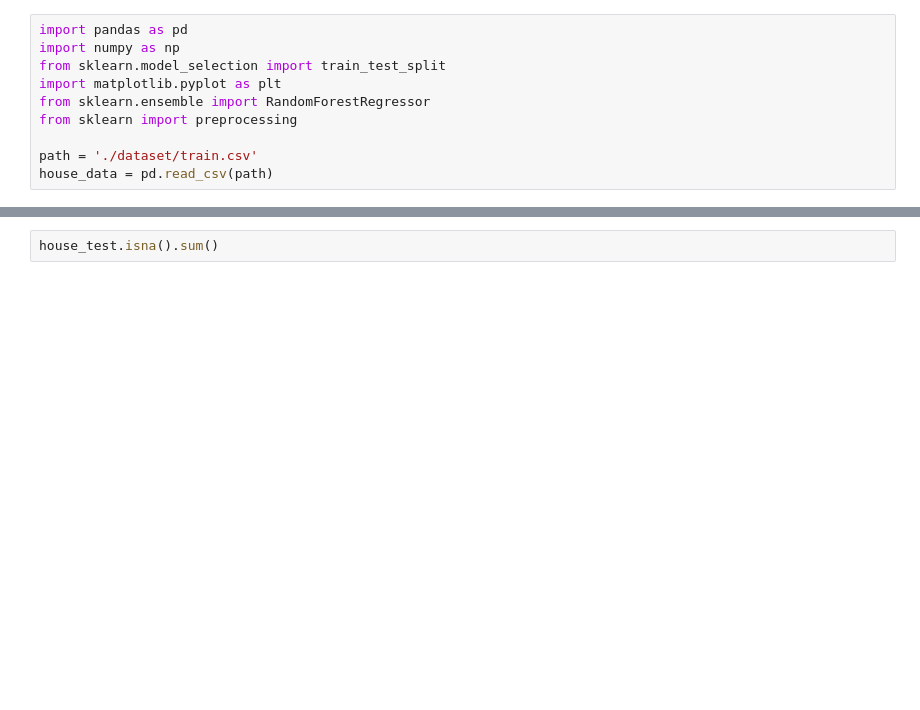
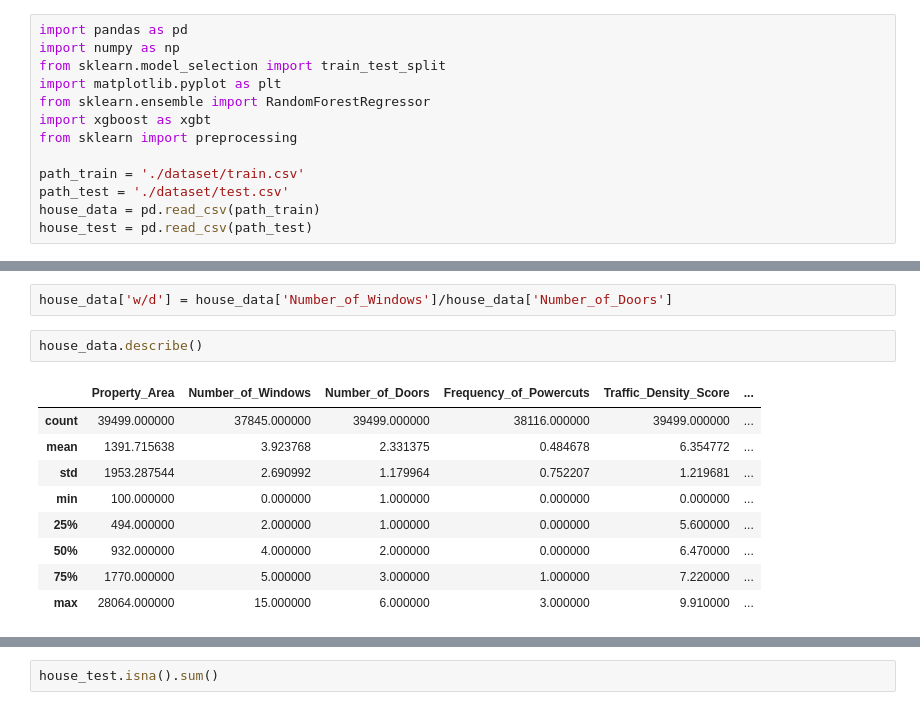
Before and after one commit to Quasilius-Starlord/Get_a_room, a Jupyter notebook: subMain.ipynb, the cells around one changed output, grey strips where cells are left out. Drawn from its saved outputs; the diff is of its cells as text; blank space fills up the shorter version.

```diff
--- a/subMain.ipynb
+++ b/subMain.ipynb
@@ -4,7 +4,10 @@ import numpy as np
 from sklearn.model_selection import train_test_split
 import matplotlib.pyplot as plt
 from sklearn.ensemble import RandomForestRegressor
+import xgboost as xgbt
 from sklearn import preprocessing
 
-path = './dataset/train.csv'
-house_data = pd.read_csv(path)
+path_train = './dataset/train.csv'
+path_test = './dataset/test.csv'
+house_data = pd.read_csv(path_train)
+house_test = pd.read_csv(path_test)
@@ -65,0 +32,14 @@ house_train = pd.read_csv(path_train)
+# %%
+house_data['w/d'] = house_data['Number_of_Windows']/house_data['Number_of_Doors']
+# %%
+house_data.describe()
+# %% [output]
+|  | Property_Area | Number_of_Windows | Number_of_Doors | Frequency_of_Powercuts | Traffic_Density_Score | ... |
+| count | 39499.000000 | 37845.000000 | 39499.000000 | 38116.000000 | 39499.000000 | ... |
+| mean | 1391.715638 | 3.923768 | 2.331375 | 0.484678 | 6.354772 | ... |
+| std | 1953.287544 | 2.690992 | 1.179964 | 0.752207 | 1.219681 | ... |
+| min | 100.000000 | 0.000000 | 1.000000 | 0.000000 | 0.000000 | ... |
+| 25% | 494.000000 | 2.000000 | 1.000000 | 0.000000 | 5.600000 | ... |
+| 50% | 932.000000 | 4.000000 | 2.000000 | 0.000000 | 6.470000 | ... |
+| 75% | 1770.000000 | 5.000000 | 3.000000 | 1.000000 | 7.220000 | ... |
+| max | 28064.000000 | 15.000000 | 6.000000 | 3.000000 | 9.910000 | ... |
```
Also changed, not shown: parts of 93 cells of this notebook, 5 other files.
